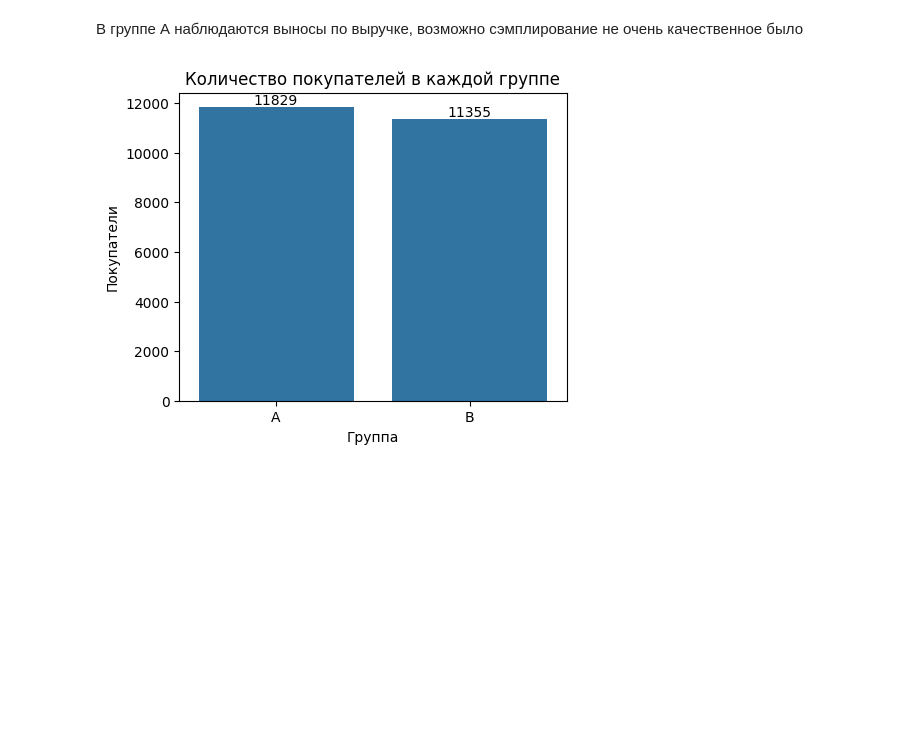
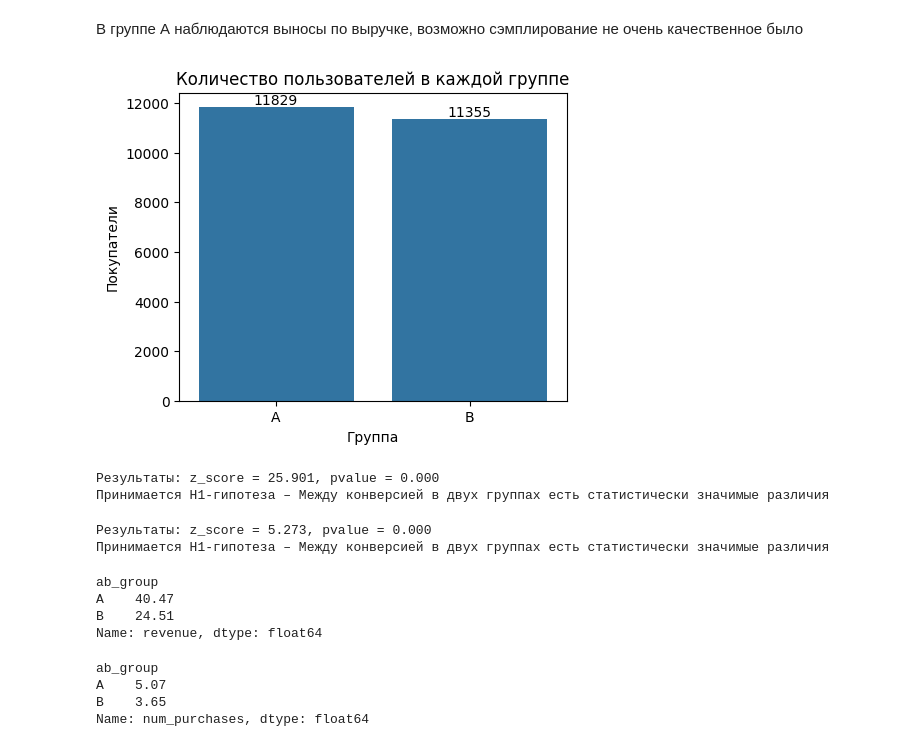
Before and after one commit to olegtyulyaev/--2, a Jupyter notebook: Attestation_2_semestr.ipynb, the cells around one changed output. Cells and saved outputs as stored; diff of their text form; code cells hidden in the pictures; blank space fills up the shorter version.

```diff
--- a/Attestation_2_semestr.ipynb
+++ b/Attestation_2_semestr.ipynb
@@ -117,11 +130,11 @@ plt.show()
 # %%
 # визуализация наполненности исследуемых групп после очистки данных
 plt.figure(figsize=(5,4))
 ab_players = sns.countplot(data=df, x='ab_group')
-plt.title('Количество покупателей в каждой группе')
+plt.title('Количество пользователей в каждой группе')
 plt.ylabel('Покупатели')
 plt.xlabel('Группа')
 ab_players.bar_label(ab_players.containers[0])
 plt.show()
 # %% [output]
-[figure, old version]
+[figure, new version]
@@ -127,0 +150,44 @@ plt.show()
+# %%
+# Z-тест на revenue (по выручке)
+
+z_score, z_pvalue = proportions_ztest(np.array([k1, k2]), np.array([n1, n2]))
+print('Результаты:','z_score = %.3f, pvalue = %.3f'%(z_score, z_pvalue))
+
+if abs(z_pvalue) > 0.05:
+   print('Принимается Н0-гипотеза - Между конверсией в двух группах нет статистически значимых различий')
+else:
+   print('Принимается Н1-гипотеза – Между конверсией в двух группах есть статистически значимые различия')
+# %% [output]
+Результаты: z_score = 25.901, pvalue = 0.000
+Принимается Н1-гипотеза – Между конверсией в двух группах есть статистически значимые различия
+# %%
+# Z-тест на num_purchases (по количеству покупок)
+
+z_score, z_pvalue = proportions_ztest(np.array([K1, K2]), np.array([n1, n2]))
+print('Результаты:','z_score = %.3f, pvalue = %.3f'%(z_score, z_pvalue))
+
+if abs(z_pvalue) > 0.05:
+   print('Принимается Н0-гипотеза - Между конверсией в двух группах нет статистически значимых различий')
+else:
+   print('Принимается Н1-гипотеза – Между конверсией в двух группах есть статистически значимые различия')
+# %% [output]
+Результаты: z_score = 5.273, pvalue = 0.000
+Принимается Н1-гипотеза – Между конверсией в двух группах есть статистически значимые различия
+# %%
+# Статистика по revenue
+revenue = df.groupby(['ab_group'])['revenue'].mean()*100
+revenue.round(2)
+# %% [output]
+ab_group
+A    40.47
+B    24.51
+Name: revenue, dtype: float64
+# %%
+# Статистика по num_purchases
+purchases = df.groupby(['ab_group'])['num_purchases'].mean()*100
+purchases.round(2)
+# %% [output]
+ab_group
+A    5.07
+B    3.65
+Name: num_purchases, dtype: float64
```
Also changed, not shown: parts of 11 cells of this notebook.
